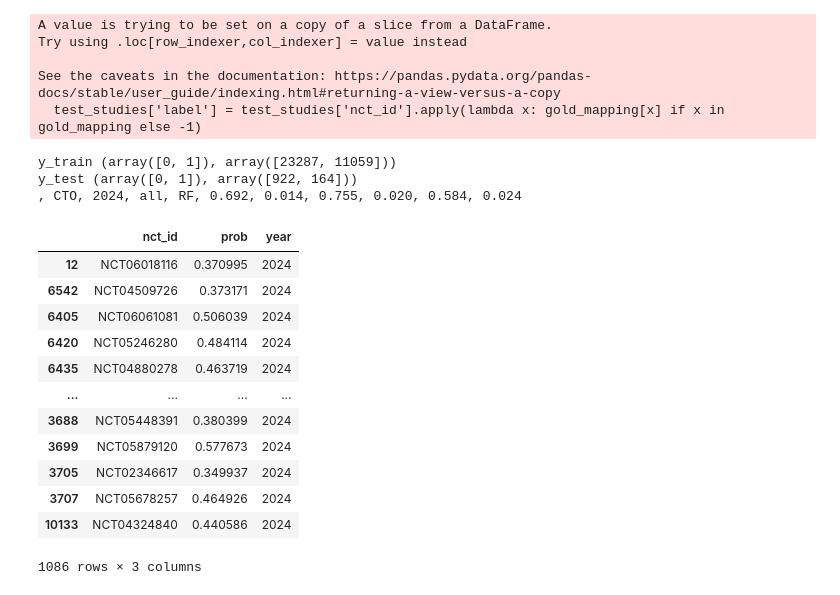
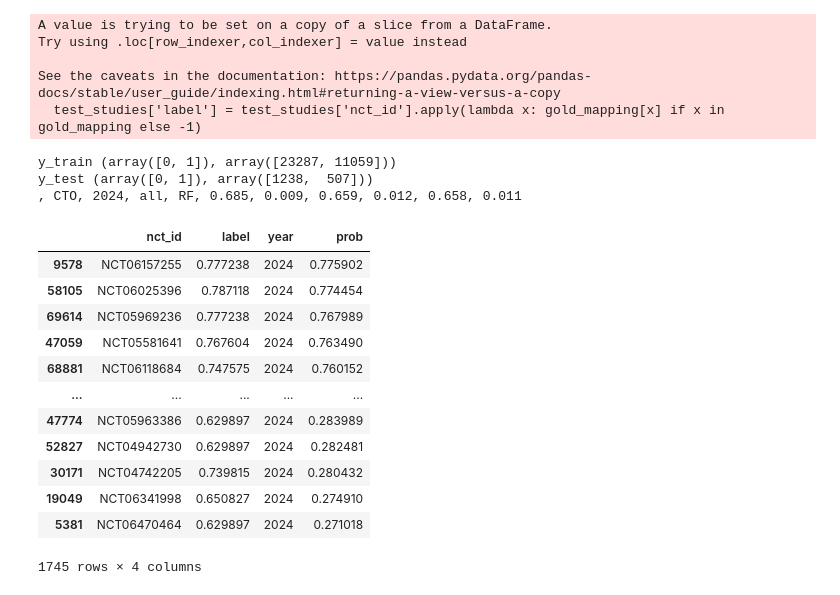
Before and after one commit to chufangao/CTOD, a Jupyter notebook: tutorials/predictions_on_current_trials.ipynb, the cells around one changed output. Saved outputs shown, nothing was run; the diff lists cells and outputs as text; code cells hidden in the pictures.

```diff
--- a/tutorials/predictions_on_current_trials.ipynb
+++ b/tutorials/predictions_on_current_trials.ipynb
@@ -279,7 +279,7 @@ disease = ''
 
 for train_mode, year in train_mode_years:
     train_studies = pd.read_csv('../train_studies.csv')
-    test_studies = pd.read_csv('../test_studies.csv')
+    test_studies = pd.read_csv('../train_studies.csv')
 
     # ========== get train and test split ==========
     train_studies = train_studies[(train_studies['year']<year) & (train_studies['year']>=2015)]
@@ -304,19 +304,6 @@ for train_mode, year in train_mode_years:
         for phase in ['all']:
             if model_name == 'RF':
                 model = RandomForestClassifier(n_estimators=300, random_state=0, max_depth=8, n_jobs=4)
-            elif model_name == 'LR':
-                model = LogisticRegression(max_iter=2000, random_state=0, penalty='l2')
-            elif model_name == 'SVM':
-                # model = LinearSVC(dual="auto", max_iter=10000, random_state=0)
-                model = CalibratedClassifierCV(model)
-                # model = SVC(kernel='linear', probability=True, random_state=0)
-            elif model_name == 'XGBoost':
-                model = XGBClassifier(n_estimators=1000, random_state=0, max_depth=8, n_jobs=4)
-            elif model_name == 'MLP':
-                model = MLPClassifier(hidden_layer_sizes=(64, 64), max_iter=2000, random_state=0)
-            else:
-                raise ValueError('Unknown model name')
-
             if phase == 'all':
                 train_phase_mask = np.ones(len(train_studies)).astype(bool)
                 test_phase_mask = np.ones(len(test_studies)).astype(bool)
@@ -344,22 +331,22 @@ for train_mode, year in train_mode_years:
 output = pd.DataFrame(output, columns=['disease', 'train_mode', 'year', 'phase', 'model', 'f1_mean', 'f1_std', 'ap_mean', 'ap_std', 'roc_mean', 'roc_std'])
 # %% [output]
 y_train (array([0, 1]), array([23287, 11059]))
-y_test (array([0, 1]), array([922, 164]))
-, CTO, 2024, all, RF, 0.692, 0.014, 0.755, 0.020, 0.584, 0.024
+y_test (array([0, 1]), array([1238,  507]))
+, CTO, 2024, all, RF, 0.685, 0.009, 0.659, 0.012, 0.658, 0.011
 # %%
 # prediction on current trials
-test_studies[['nct_id', 'prob', 'year']].sort_values(by='year', ascending=False)
+test_studies[['nct_id',  'label', 'year', 'prob']].sort_values('prob', ascending=False)
 # %% [output]
-|  | nct_id | prob | year |
-| 12 | NCT06018116 | 0.370995 | 2024 |
-| 6542 | NCT04509726 | 0.373171 | 2024 |
-| 6405 | NCT06061081 | 0.506039 | 2024 |
-| 6420 | NCT05246280 | 0.484114 | 2024 |
-| 6435 | NCT04880278 | 0.463719 | 2024 |
-| ... | ... | ... | ... |
-| 3688 | NCT05448391 | 0.380399 | 2024 |
-| 3699 | NCT05879120 | 0.577673 | 2024 |
-| 3705 | NCT02346617 | 0.349937 | 2024 |
-| 3707 | NCT05678257 | 0.464926 | 2024 |
-| 10133 | NCT04324840 | 0.440586 | 2024 |
+|  | nct_id | label | year | prob |
+| 9578 | NCT06157255 | 0.777238 | 2024 | 0.775902 |
+| 58105 | NCT06025396 | 0.787118 | 2024 | 0.774454 |
+| 69614 | NCT05969236 | 0.777238 | 2024 | 0.767989 |
+| 47059 | NCT05581641 | 0.767604 | 2024 | 0.763490 |
+| 68881 | NCT06118684 | 0.747575 | 2024 | 0.760152 |
+| ... | ... | ... | ... | ... |
+| 47774 | NCT05963386 | 0.629897 | 2024 | 0.283989 |
+| 52827 | NCT04942730 | 0.629897 | 2024 | 0.282481 |
+| 30171 | NCT04742205 | 0.739815 | 2024 | 0.280432 |
+| 19049 | NCT06341998 | 0.650827 | 2024 | 0.274910 |
+| 5381 | NCT06470464 | 0.629897 | 2024 | 0.271018 |
-1086 rows × 3 columns
+1745 rows × 4 columns
```
